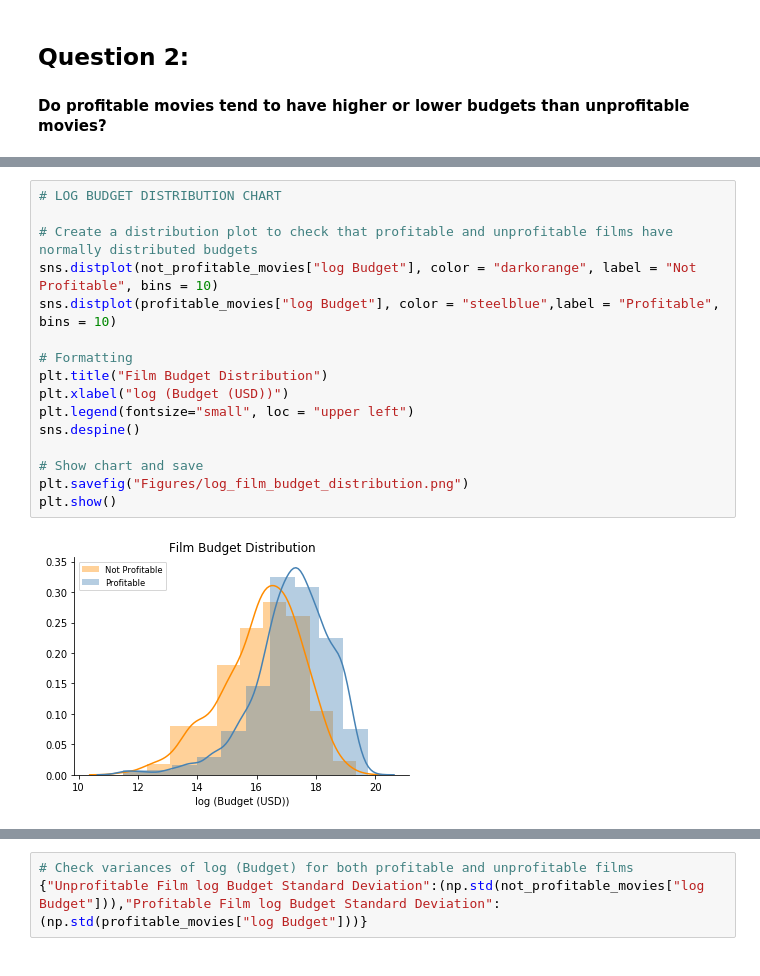
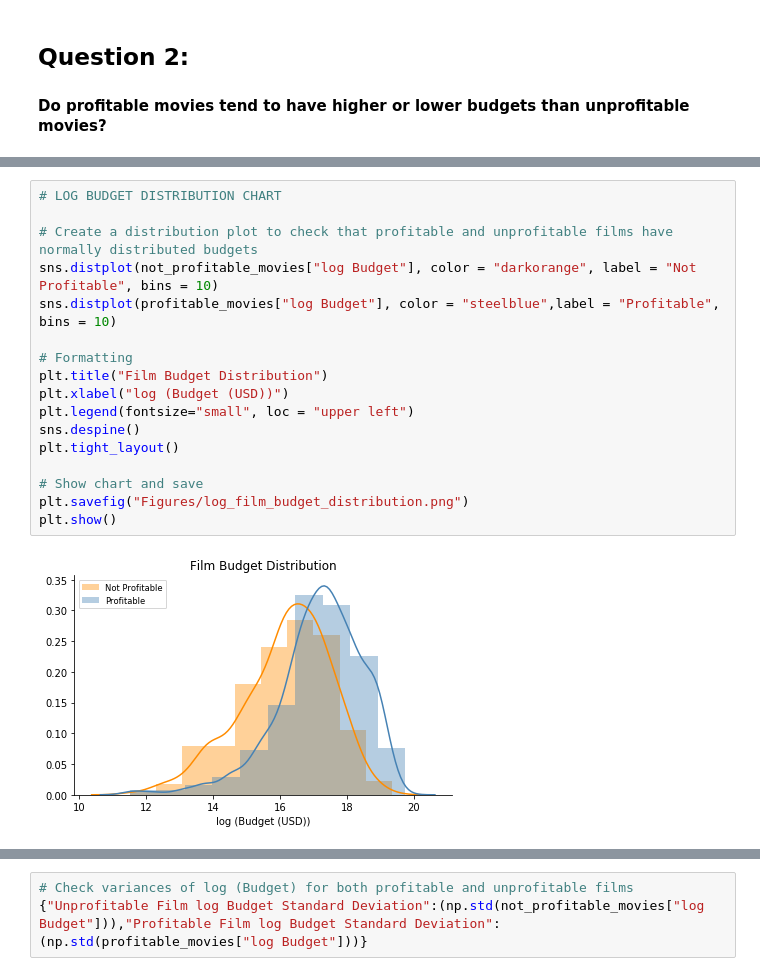
Before and after one commit to mileslucey/movies_success_analysis, a Jupyter notebook: analysis.ipynb, the cells around one changed output, grey strips where cells are left out. Drawn from its saved outputs; the diff is of its cells as text.

```diff
--- a/analysis.ipynb
+++ b/analysis.ipynb
@@ -148,21 +152,22 @@ plt.show()
 # %%
 # LOG BUDGET DISTRIBUTION CHART
 
 # Create a distribution plot to check that profitable and unprofitable films have normally distributed budgets
 sns.distplot(not_profitable_movies["log Budget"], color = "darkorange", label = "Not Profitable", bins = 10)
 sns.distplot(profitable_movies["log Budget"], color = "steelblue",label = "Profitable", bins = 10)
 
 # Formatting
 plt.title("Film Budget Distribution")
 plt.xlabel("log (Budget (USD))")
 plt.legend(fontsize="small", loc = "upper left")
 sns.despine()
+plt.tight_layout()
 
 # Show chart and save
 plt.savefig("Figures/log_film_budget_distribution.png")
 plt.show()
 # %% [output]
-[figure, old version]
+[figure, new version]
 # %%
 # BOXPLOT COMPARING LOG BUDGET OF PROFITABLE AND UNPROFITABLE FILMS
 
```
Also changed, not shown: parts of 11 cells of this notebook, 8 other files.
